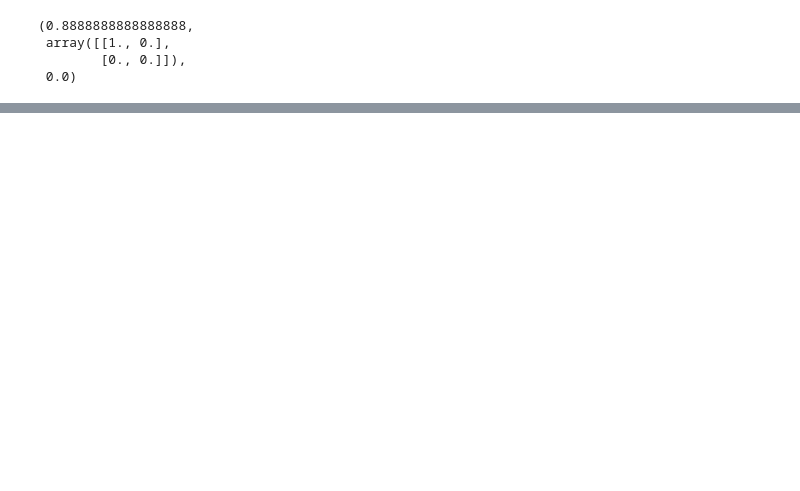
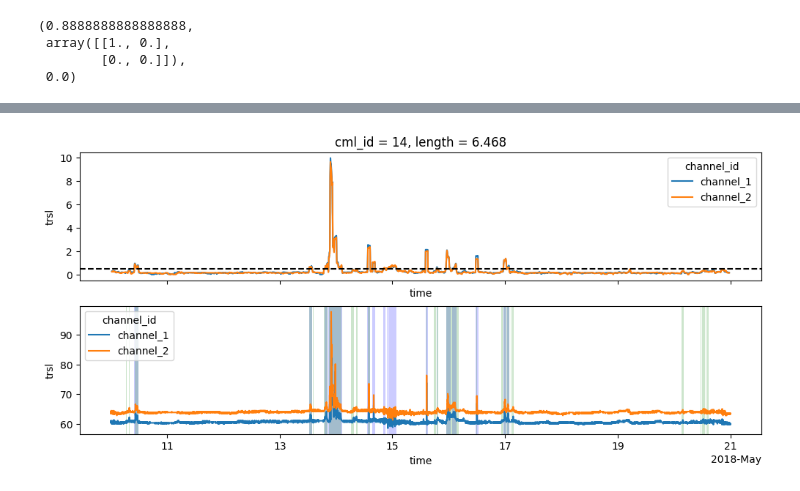
Before and after one commit to xkalet07/cml_wd_telcosense, a Jupyter notebook: attempt_01_dummy_data/my_train_cnn_1cml.ipynb, the cells around one changed output, grey strips where cells are left out. Drawn from its saved outputs; the diff is of its cells as text; code cells hidden in the pictures; blank space fills up the shorter version.

```diff
--- a/attempt_01_dummy_data/my_train_cnn_1cml.ipynb
+++ b/attempt_01_dummy_data/my_train_cnn_1cml.ipynb
@@ -369,0 +451,5 @@ eval_model(testloader, model)
+# %%
+threshold = 0.5
+
+roll_std_dev = my_data_set.trsl.rolling(time=60, center=True).std()
+my_data_set['rsd_wet'] = my_data_set.trsl.rolling(time=60, center=True).std() > threshold
@@ -369,0 +475,31 @@ eval_model(testloader, model)
+# %%
+fig, axs = plt.subplots(2, 1, figsize=(12,5), sharex=True)
+
+roll_std_dev.plot.line(x='time', ax=axs[0])
+axs[0].axhline(threshold, color='k', linestyle='--')
+
+my_data_set.trsl.plot.line(x='time', ax=axs[1]);
+
+# Get start and end of dry event
+wet_start = np.roll(my_data_set.rsd_wet, -1) & ~my_data_set.rsd_wet
+wet_end = np.roll(my_data_set.rsd_wet, 1) & ~my_data_set.rsd_wet
+
+# Plot shaded area for each RSD predicted wet event
+for wet_start_i, wet_end_i in zip(
+    wet_start.isel(channel_id=0).values.nonzero()[0],
+    wet_end.isel(channel_id=0).values.nonzero()[0],
+):
+    axs[1].axvspan(my_data_set.time.values[wet_start_i], my_data_set.time.values[wet_end_i], color='b', alpha=0.2, linewidth=0)
+
+axs[1].set_title('');
+
+# plot real bool wet/dry with 5min precission
+wet_start = np.roll(my_ref.ref_wet_dry, -1) & ~my_ref.ref_wet_dry
+wet_end = np.roll(my_ref.ref_wet_dry, 1) & ~my_ref.ref_wet_dry
+for wet_start_i, wet_end_i in zip(
+    wet_start.values.nonzero()[0],
+    wet_end.values.nonzero()[0],
+):
+    axs[1].axvspan(my_ref.time.values[wet_start_i], my_ref.ref_wet_dry.time.values[wet_end_i], color='g', alpha=0.2, linewidth=0) # https://matplotlib.org/stable/api/_as_gen/matplotlib.axes.Axes.axvspan.html
+# %% [output]
+[figure, added]
```
Also changed, not shown: parts of 15 cells of this notebook.
